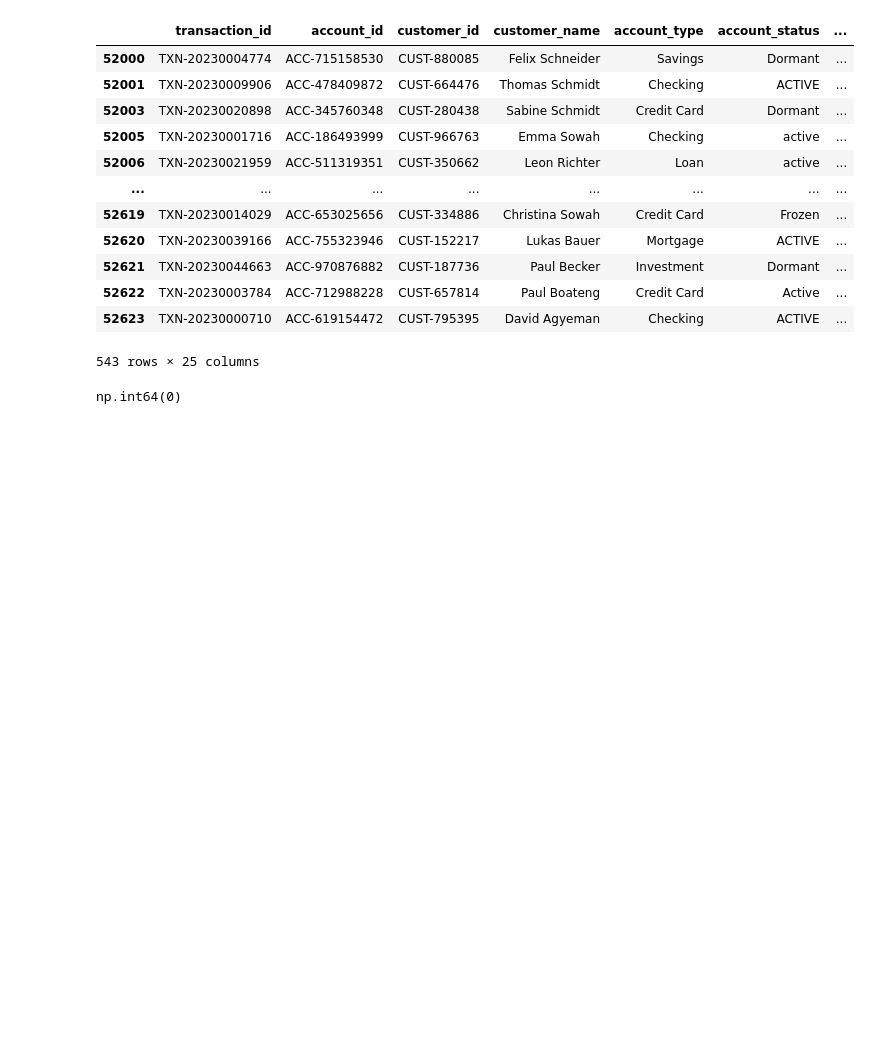
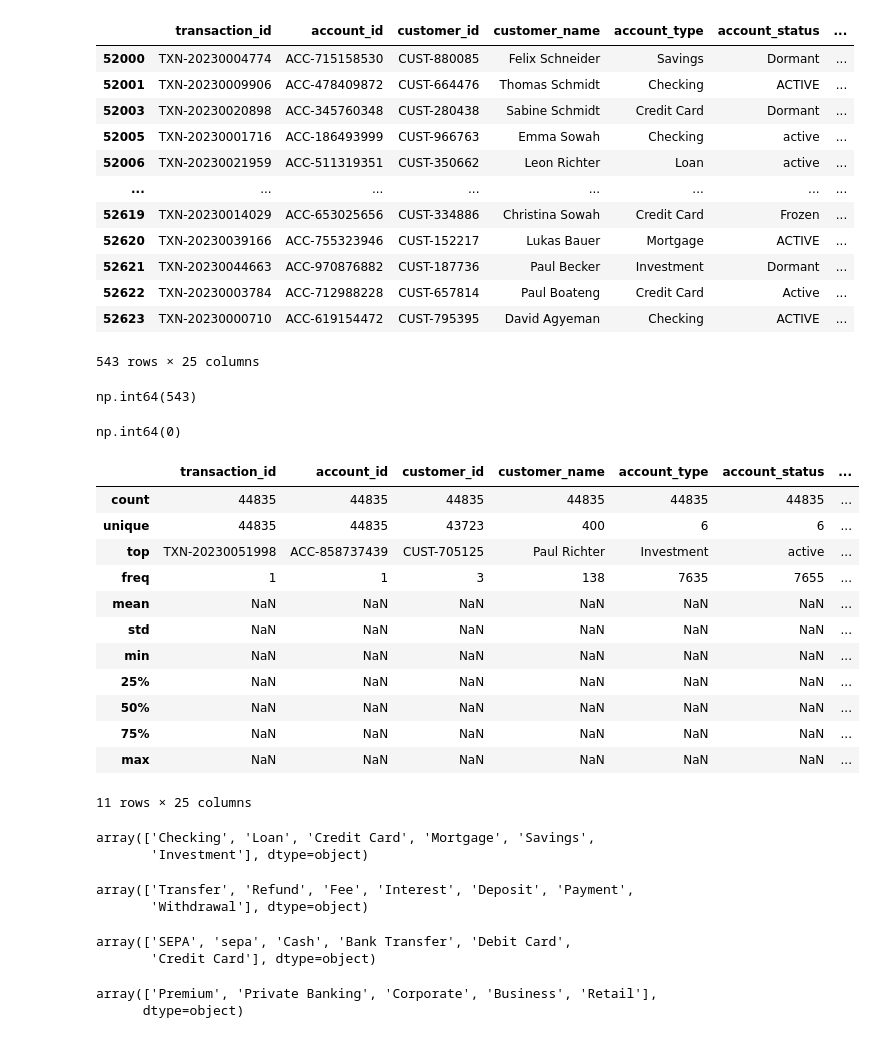
Before and after one commit to Jeel88/DSV_Finance, a Jupyter notebook: Finance_DSV_Project.ipynb, the cells around one changed output. Drawn from its saved outputs; the diff is of its cells as text; code cells hidden in the pictures; blank space fills up the shorter version.

```diff
--- a/Finance_DSV_Project.ipynb
+++ b/Finance_DSV_Project.ipynb
@@ -224,9 +224,49 @@ df[df.duplicated()]
 | 52622 | TXN-20230003784 | ACC-712988228 | CUST-657814 | Paul Boateng | Credit Card | Active | ... |
 | 52623 | TXN-20230000710 | ACC-619154472 | CUST-795395 | David Agyeman | Checking | ACTIVE | ... |
 543 rows × 25 columns
+# %%
+df['transaction_id'].duplicated().sum()
+# %% [output]
+np.int64(543)
 # %%
 df=df.drop_duplicates()
 # %%
 df.duplicated().sum()
 # %% [output]
 np.int64(0)
+# %%
+df.describe(include='all')
+# %% [output]
+|  | transaction_id | account_id | customer_id | customer_name | account_type | account_status | ... |
+| count | 44835 | 44835 | 44835 | 44835 | 44835 | 44835 | ... |
+| unique | 44835 | 44835 | 43723 | 400 | 6 | 6 | ... |
+| top | TXN-20230051998 | ACC-858737439 | CUST-705125 | Paul Richter | Investment | active | ... |
+| freq | 1 | 1 | 3 | 138 | 7635 | 7655 | ... |
+| mean | NaN | NaN | NaN | NaN | NaN | NaN | ... |
+| std | NaN | NaN | NaN | NaN | NaN | NaN | ... |
+| min | NaN | NaN | NaN | NaN | NaN | NaN | ... |
+| 25% | NaN | NaN | NaN | NaN | NaN | NaN | ... |
+| 50% | NaN | NaN | NaN | NaN | NaN | NaN | ... |
+| 75% | NaN | NaN | NaN | NaN | NaN | NaN | ... |
+| max | NaN | NaN | NaN | NaN | NaN | NaN | ... |
+11 rows × 25 columns
+# %%
+df['account_type'].unique()
+# %% [output]
+array(['Checking', 'Loan', 'Credit Card', 'Mortgage', 'Savings',
+       'Investment'], dtype=object)
+# %%
+df['transaction_type'].unique()
+# %% [output]
+array(['Transfer', 'Refund', 'Fee', 'Interest', 'Deposit', 'Payment',
+       'Withdrawal'], dtype=object)
+# %%
+df['payment_method'].unique()
+# %% [output]
+array(['SEPA', 'sepa', 'Cash', 'Bank Transfer', 'Debit Card',
+       'Credit Card'], dtype=object)
+# %%
+df['customer_segment'].unique()
+# %% [output]
+array(['Premium', 'Private Banking', 'Corporate', 'Business', 'Retail'],
+      dtype=object)
```
Also changed, not shown: parts of 4 cells of this notebook.
